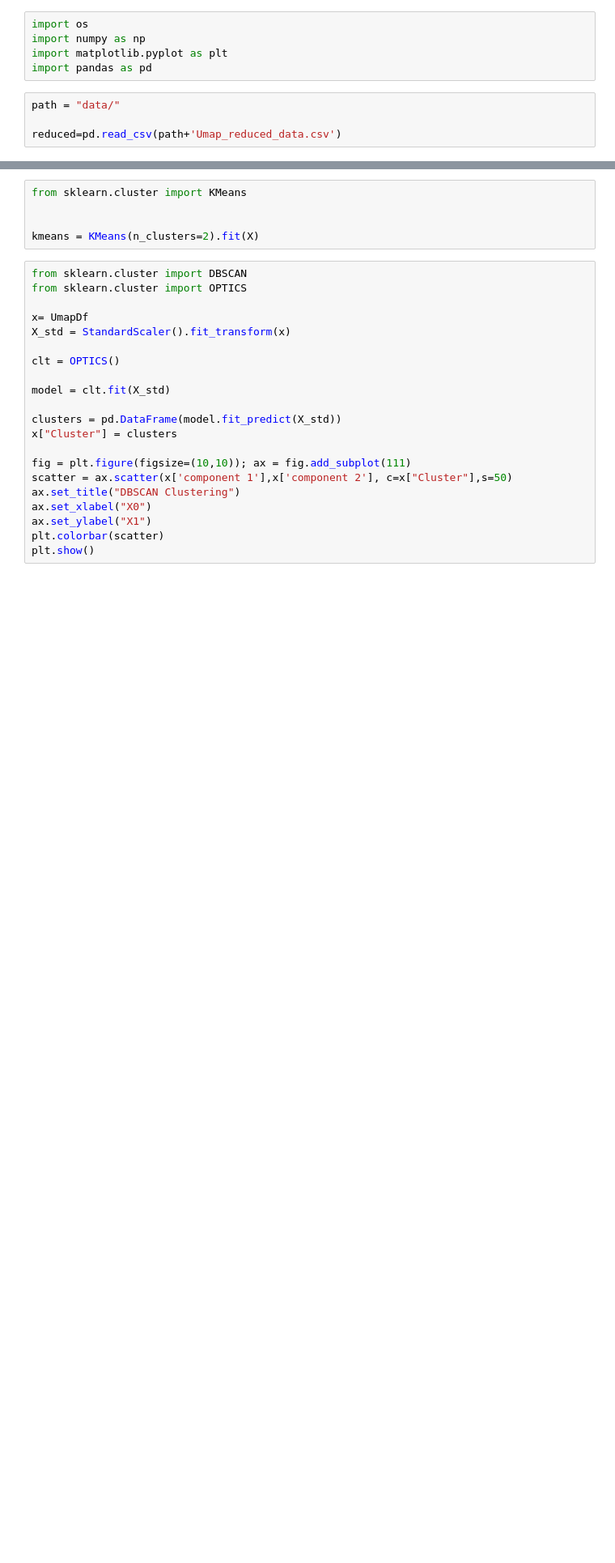
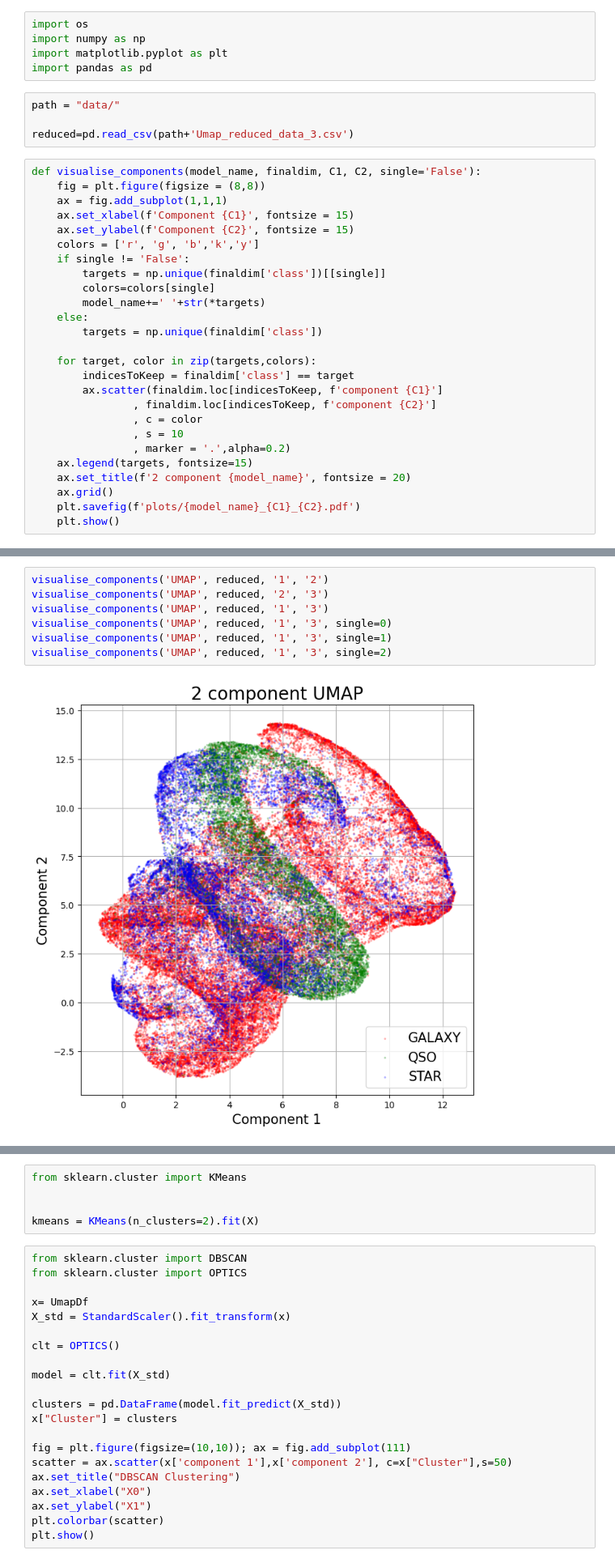
Before and after one commit to catieslaughts/IML_assignment2, a Jupyter notebook: Clustering.ipynb, the cells around one changed output, grey strips where cells are left out. Shown at 81% size. Cells and saved outputs as stored; diff of their text form; blank space fills up the shorter version.

Commit message:
modified:   Clustering.ipynb 	modified:   Dimensionality.ipynb 	new file:   data/Umap_reduced_data_3.csv

```diff
--- a/Clustering.ipynb
+++ b/Clustering.ipynb
@@ -6,4 +6,30 @@ import pandas as pd
 # %%
 path = "data/"
 
-reduced=pd.read_csv(path+'Umap_reduced_data.csv')
+reduced=pd.read_csv(path+'Umap_reduced_data_3.csv')
+# %%
+def visualise_components(model_name, finaldim, C1, C2, single='False'):
+    fig = plt.figure(figsize = (8,8))
+    ax = fig.add_subplot(1,1,1)
+    ax.set_xlabel(f'Component {C1}', fontsize = 15)
+    ax.set_ylabel(f'Component {C2}', fontsize = 15)
+    colors = ['r', 'g', 'b','k','y']
+    if single != 'False':
+        targets = np.unique(finaldim['class'])[[single]]
+        colors=colors[single]
+        model_name+=' '+str(*targets)
+    else:
+        targets = np.unique(finaldim['class'])
+
+    for target, color in zip(targets,colors):
+        indicesToKeep = finaldim['class'] == target
+        ax.scatter(finaldim.loc[indicesToKeep, f'component {C1}']
+                , finaldim.loc[indicesToKeep, f'component {C2}']
+                , c = color
+                , s = 10
+                , marker = '.',alpha=0.2)
+    ax.legend(targets, fontsize=15)
+    ax.set_title(f'2 component {model_name}', fontsize = 20)
+    ax.grid()
+    plt.savefig(f'plots/{model_name}_{C1}_{C2}.pdf')
+    plt.show()
@@ -9,0 +41,9 @@ reduced=pd.read_csv(path+'Umap_reduced_data.csv')
+# %%
+visualise_components('UMAP', reduced, '1', '2')
+visualise_components('UMAP', reduced, '2', '3')
+visualise_components('UMAP', reduced, '1', '3')
+visualise_components('UMAP', reduced, '1', '3', single=0)
+visualise_components('UMAP', reduced, '1', '3', single=1)
+visualise_components('UMAP', reduced, '1', '3', single=2)
+# %% [output]
+[figure, added]
```
Also changed, not shown: parts of 2 cells of this notebook, 1 other file.
